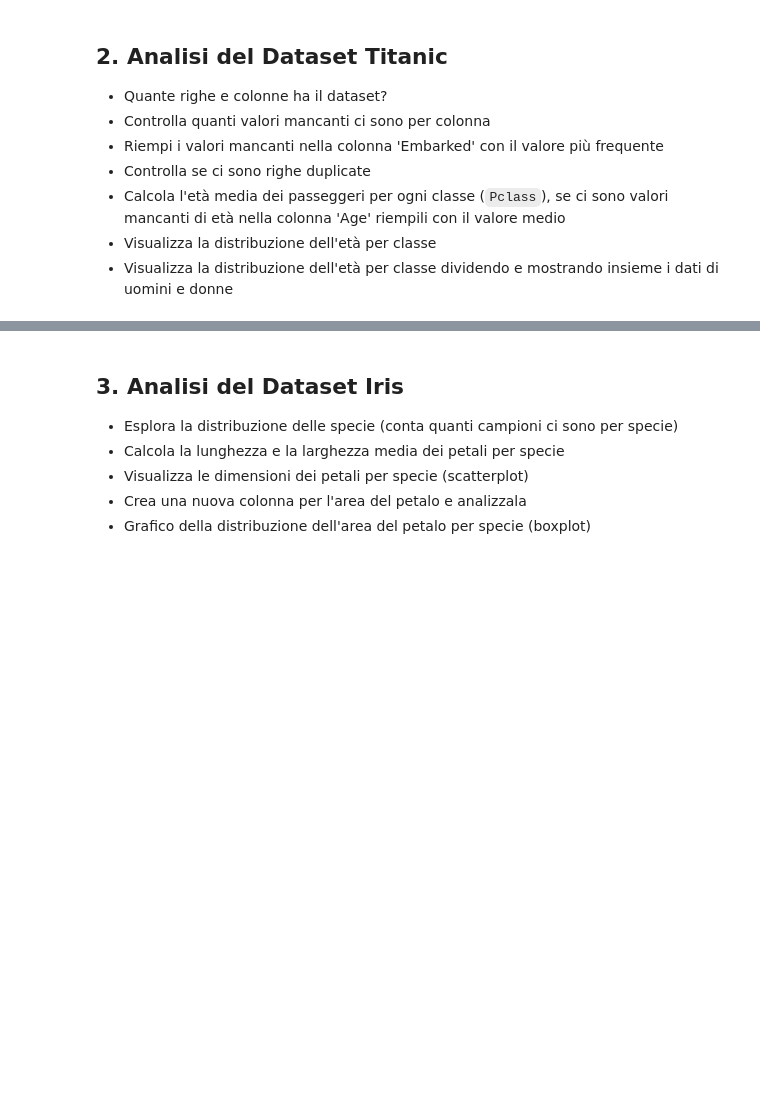
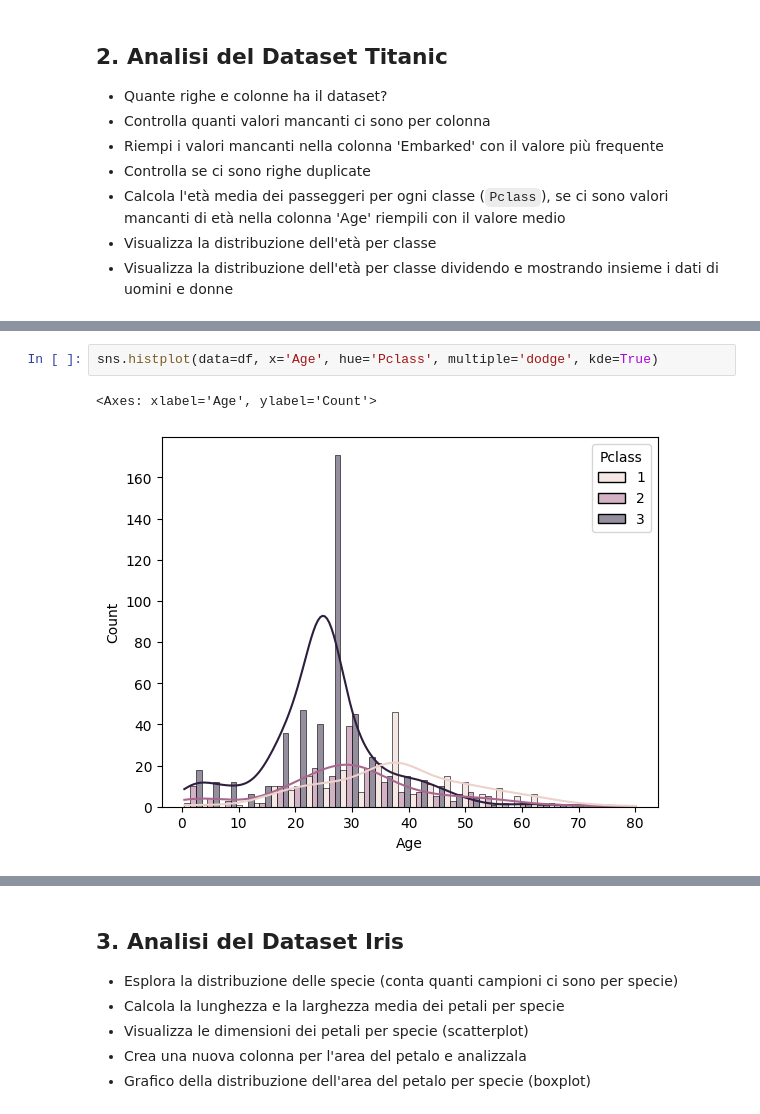
Before and after one commit to marinollilorenzo/programmazione_laboratorio, a Jupyter notebook: lab_2/lezione_5/5.4_Esercizi_lez_5.ipynb, the cells around one changed output, grey strips where cells are left out. Cells and saved outputs as stored; diff of their text form; blank space fills up the shorter version.

```diff
--- a/lab_2/lezione_5/5.4_Esercizi_lez_5.ipynb
+++ b/lab_2/lezione_5/5.4_Esercizi_lez_5.ipynb
@@ -77,0 +90,5 @@ dtype: int64
+# %%
+sns.histplot(data=df, x='Age', hue='Pclass', multiple='dodge', kde=True)
+# %% [output]
+<Axes: xlabel='Age', ylabel='Count'>
+[figure, added]
```
Also changed, not shown: parts of 10 cells of this notebook.
